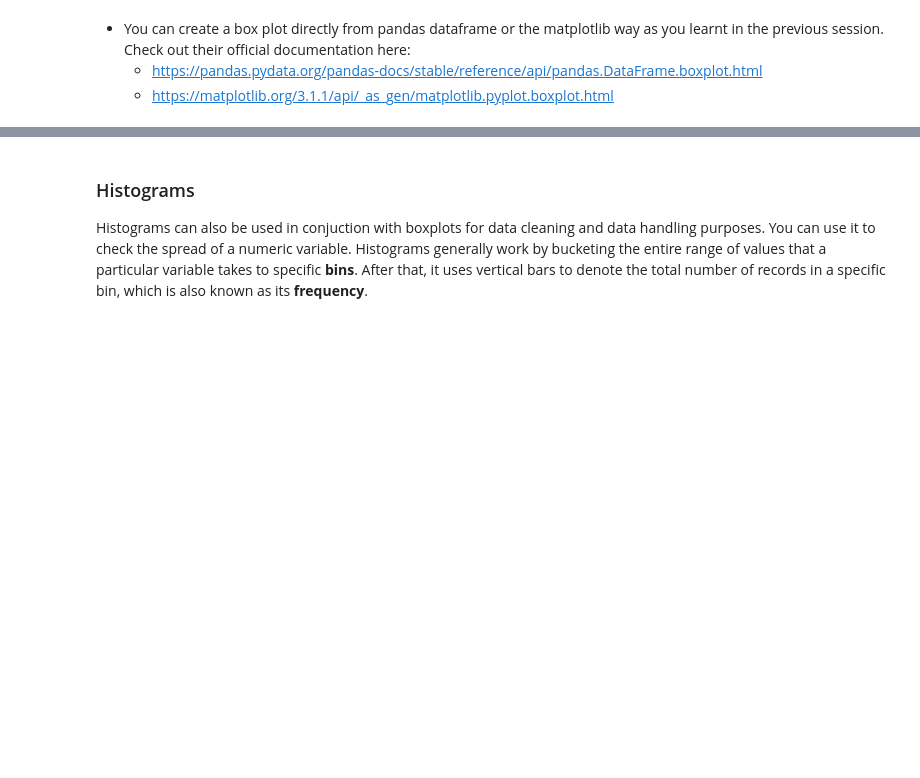
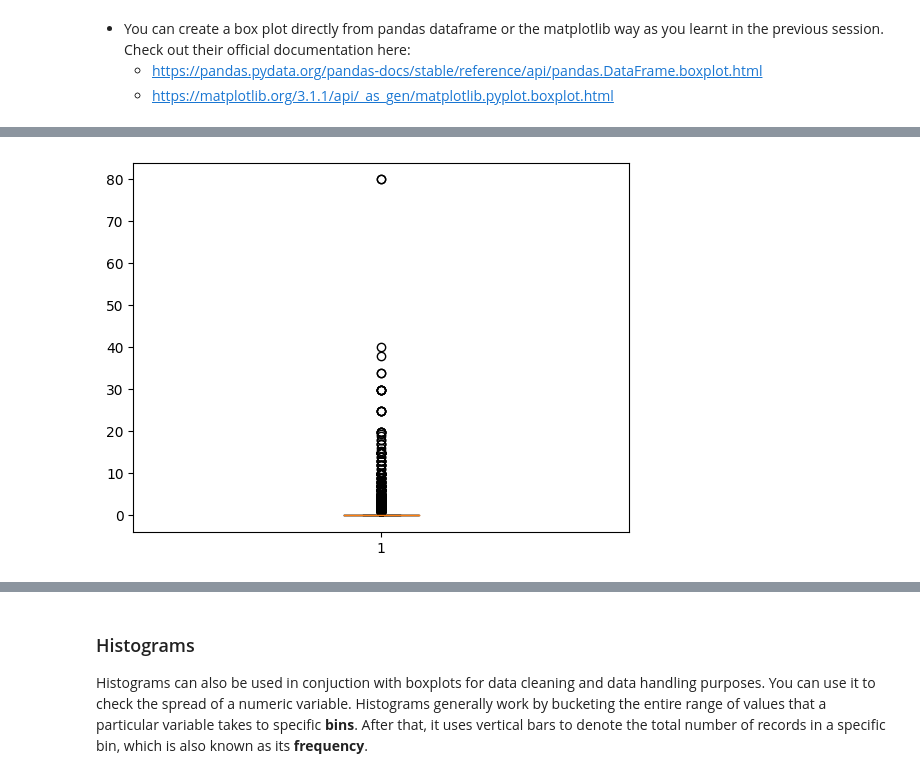
Before and after one commit to shmanth/Data-Visualisation-in-Python---Case-Study-IIITB-Assignment, a Jupyter notebook: Data_Visualisation_in_Python_Case_Study.ipynb, the cells around one changed output, grey strips where cells are left out. Cells and saved outputs as stored; diff of their text form; code cells hidden in the pictures; blank space fills up the shorter version.

```diff
--- a/Data_Visualisation_in_Python_Case_Study.ipynb
+++ b/Data_Visualisation_in_Python_Case_Study.ipynb
@@ -207,2 +621,9 @@ Using a box plot you can identify the outliers as follows:
 # %%
 #Clean the Price column
+gplay= gplay[~(gplay["Price"]>200)]
+# %%
+# verify
+plt.boxplot(gplay["Price"])
+plt.show()
+# %% [output]
+[figure, added]
```
Also changed, not shown: parts of 65 cells of this notebook.
